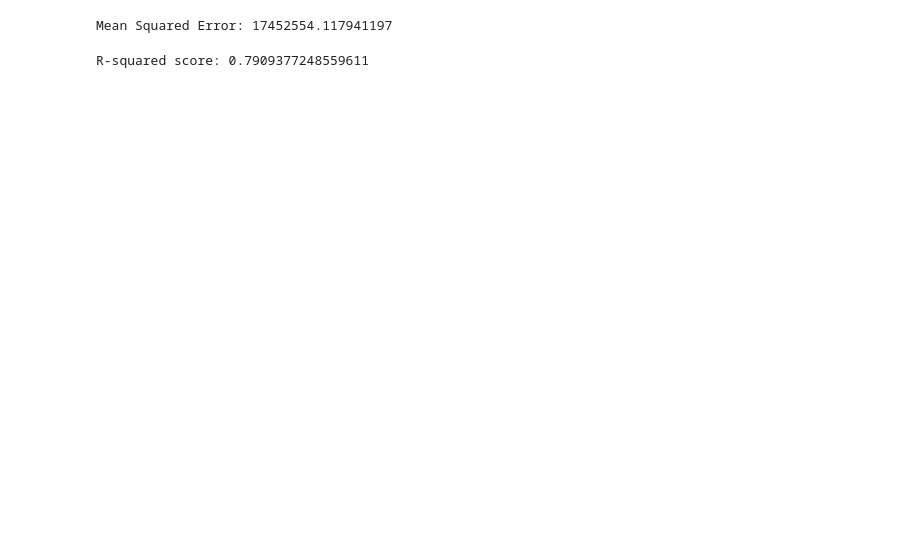
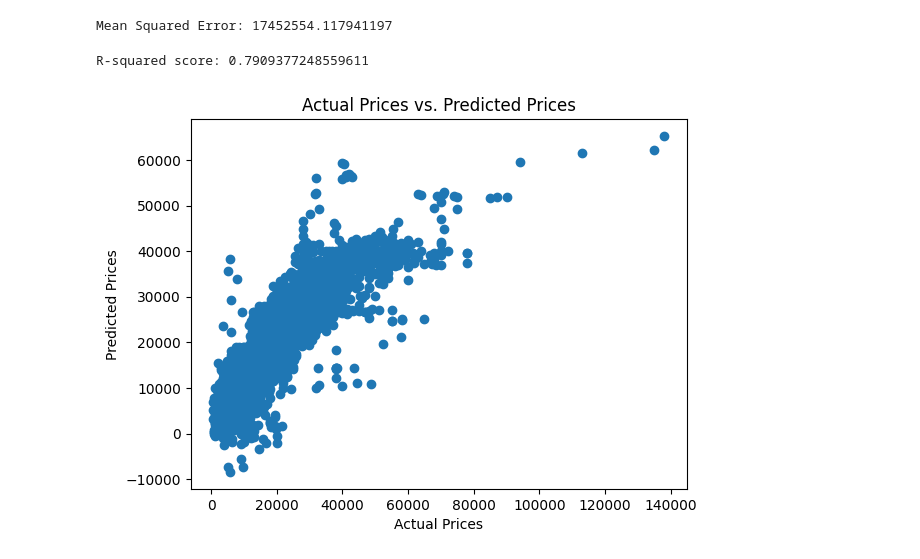
Before and after one commit to anish0m/AutoPredictor, a Jupyter notebook: Linear and SVR/Linear.ipynb, the cells around one changed output. Saved outputs shown, nothing was run; the diff lists cells and outputs as text; code cells hidden in the pictures; blank space fills up the shorter version.

```diff
--- a/Linear and SVR/Linear.ipynb
+++ b/Linear and SVR/Linear.ipynb
@@ -41,3 +42,11 @@ r2 = r2_score(y_test, y_pred)
 print("R-squared score:", r2)
 # %% [output]
 R-squared score: 0.7909377248559611
+# %%
+plt.scatter(y_test, y_pred)
+plt.xlabel('Actual Prices')
+plt.ylabel('Predicted Prices')
+plt.title('Actual Prices vs. Predicted Prices')
+plt.show()
+# %% [output]
+[figure, added]
```
Also changed, not shown: parts of 1 cell of this notebook, 1 other file.
